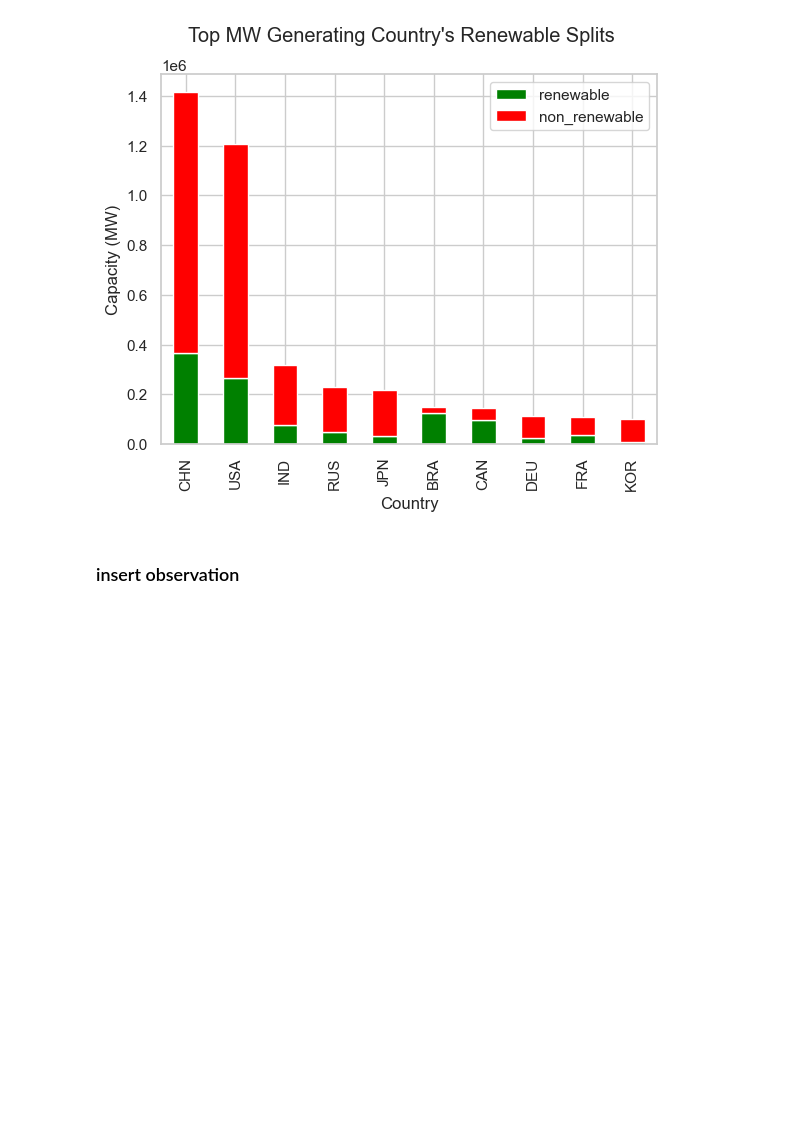
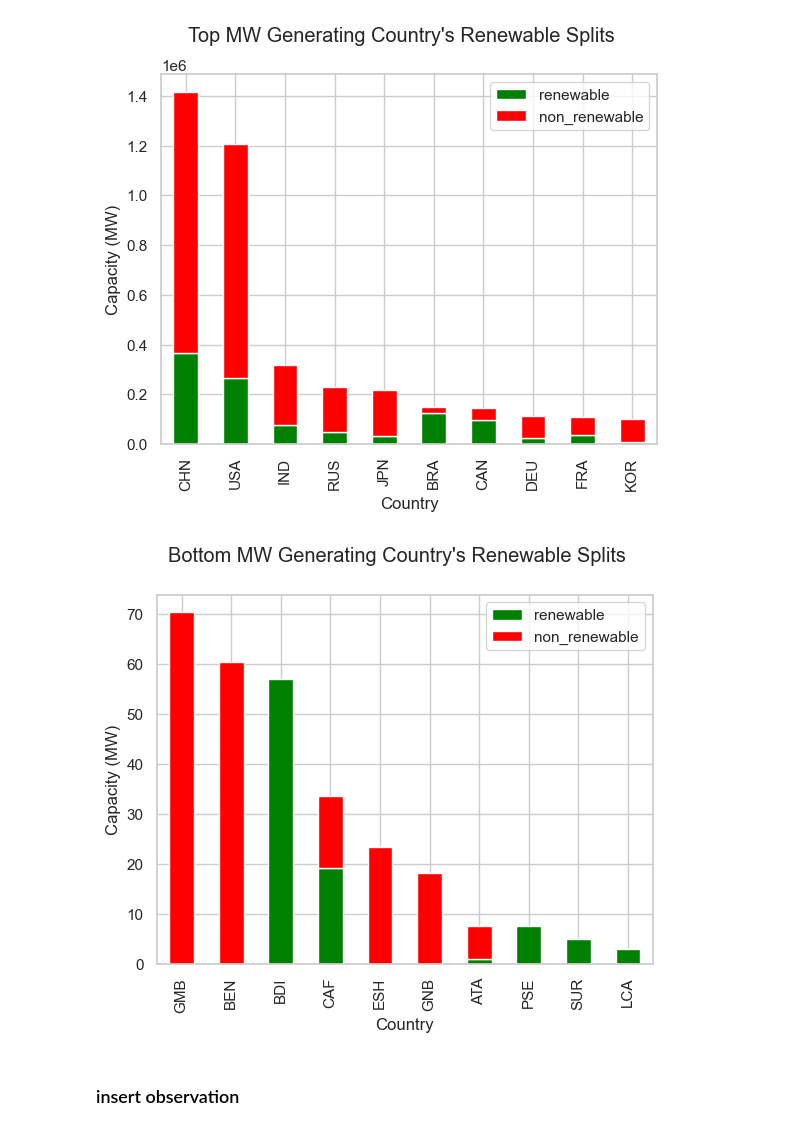
Before and after one commit to jlstjohn/coil_project, a Jupyter notebook: global_power_plant_project/gpp_final.ipynb, the cells around one changed output. Cells and saved outputs as stored; diff of their text form; code cells hidden in the pictures; blank space fills up the shorter version.

```diff
--- a/global_power_plant_project/gpp_final.ipynb
+++ b/global_power_plant_project/gpp_final.ipynb
@@ -502,6 +506,17 @@ plt.suptitle("Top MW Generating Country's Renewable Splits")
 plt.show()
 # %% [output]
 [figure]
+# %%
+data_splot2 = data_splot_full[-10:]
+
+
+data_splot2.plot(kind = 'bar', stacked=True, color = ['green', 'red'])
+
+plt.ylabel("Capacity (MW)")
+plt.suptitle("Bottom MW Generating Country's Renewable Splits")
+plt.show()
+# %% [output]
+[figure, added]
 # %% [markdown]
 ### insert observation
 # %% [markdown]
```
Also changed, not shown: parts of 10 cells of this notebook.
